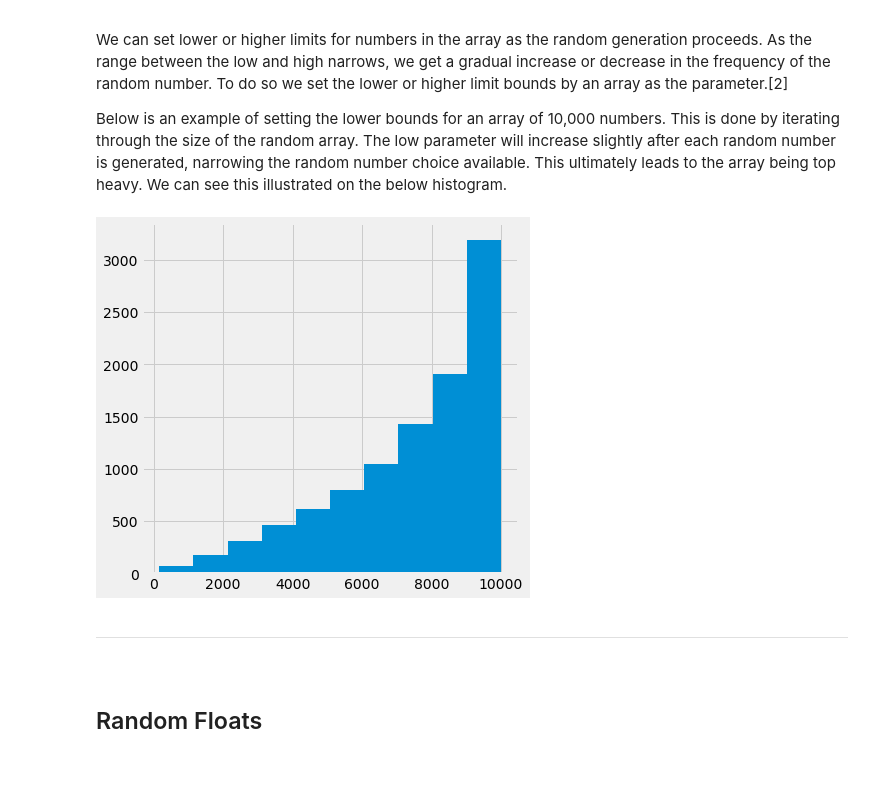
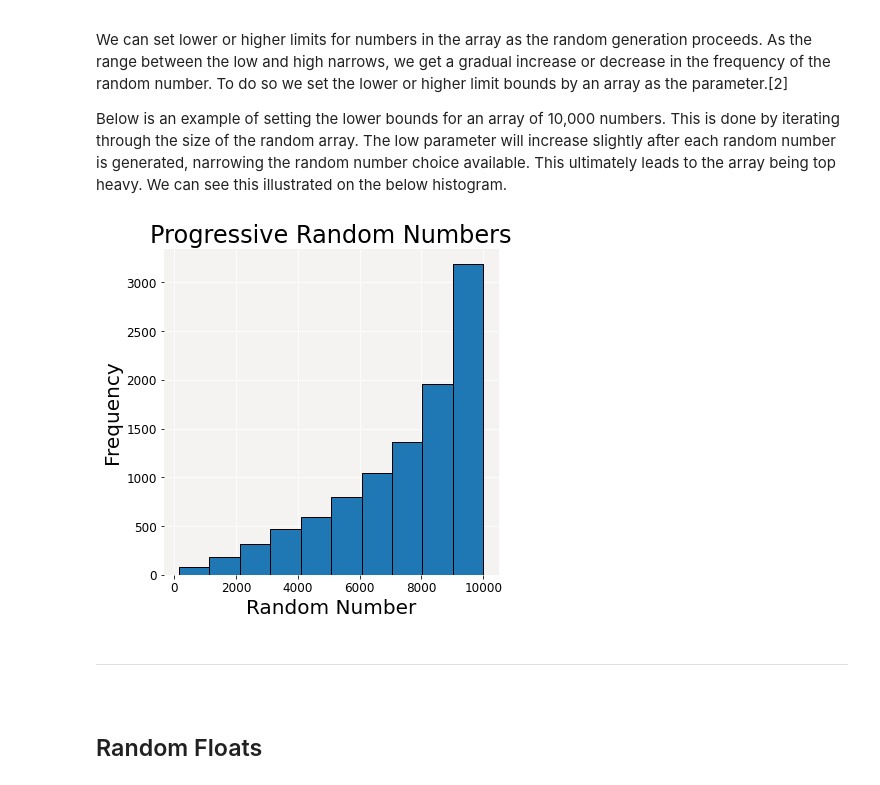
Before and after one commit to RYANCOX00/Prog_DA, a Jupyter notebook: Numpy_Random.ipynb, the cells around one changed output. Cells and saved outputs as stored; diff of their text form; code cells hidden in the pictures.

Commit message:
Fixing plots

```diff
--- a/Numpy_Random.ipynb
+++ b/Numpy_Random.ipynb
@@ -21,8 +27,24 @@ from  numpy.random import Generator, PCG64, MT19937
 # %%
-# See styles : https://matplotlib.org/stable/tutorials/introductory/customizing.html#composing-styles
-plt.style.use('fivethirtyeight')
-plt.rcParams['figure.figsize'] = [6, 6]
-plt.rcParams.update()
+# Creating my own style rather than using a set style.  [29]
+plt.rcParams['figure.figsize'] = [6, 6]  # Figure size.
+plt.rcParams['axes.titlesize'] = 24  # Figure title size.
+plt.rcParams['axes.labelsize']= 20  # Axis label size.
+plt.rcParams['xtick.labelsize'] = 12 # x tick size.
+plt.rcParams['ytick.labelsize'] = 12 # y tick size.
+
+plt.rcParams['patch.force_edgecolor'] = True  # Setting an edge on the patches, black by default.
+
+plt.rcParams['axes.facecolor'] = '#f5f2f2' # Axes background color to grey.
+
+plt.rcParams['axes.spines.left'] = False  # Spine removed from 4 corners.
+plt.rcParams['axes.spines.right'] = False
+plt.rcParams['axes.spines.bottom'] = False
+plt.rcParams['axes.spines.top'] = False
+
+plt.rcParams['axes.grid'] = True  # Setting a grid
+plt.rcParams['axes.axisbelow'] =(True)  # Grid behind patches
+plt.rcParams['grid.color'] = '#ffffff' # Grid colour is white.
+plt.rcParams.update()  # Applying above to all plots in this workbook.
 # %% [markdown]
 ***
 <br>
@@ -84,9 +107,12 @@ for i in range(1, high):
 progressive_10k = rng.integers([low], high, size=high-1) #size is high-1 because high is exclusive.
 # %%
 plt.hist(progressive_10k)
+plt.title("Progressive Random Numbers")  # setting title
+plt.xlabel("Random Number")
+plt.ylabel("Frequency")
 plt.show()
 # %% [output]
-[figure, old version]
+[figure, new version]
 # %% [markdown]
 ***
 <br>
```
Also changed, not shown: parts of 41 cells of this notebook, 2 other files.
